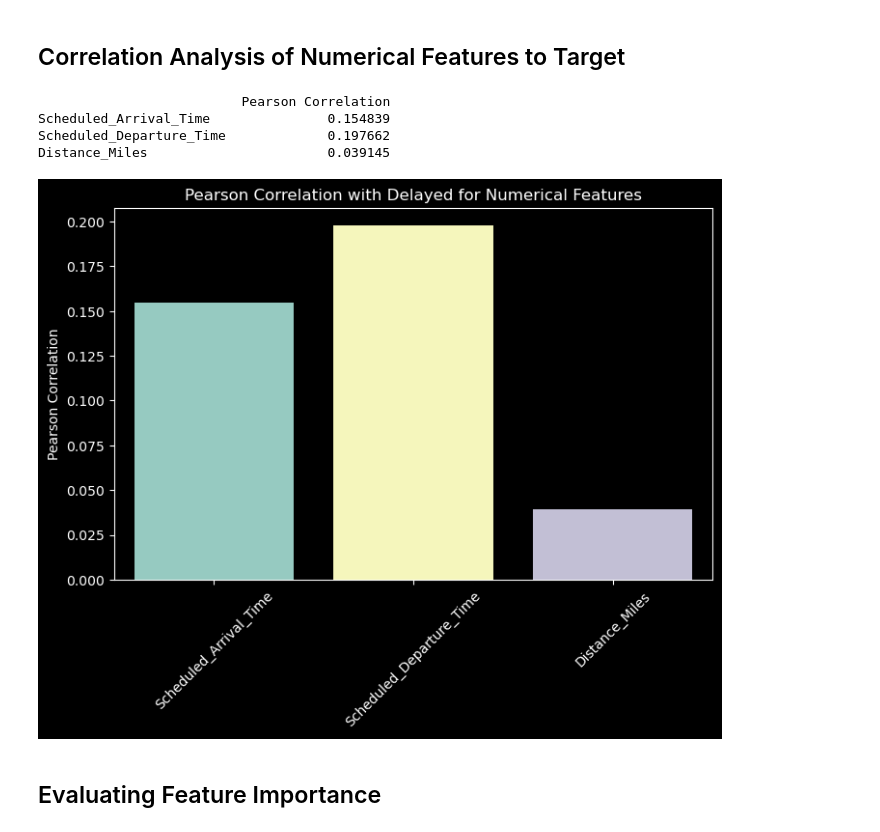
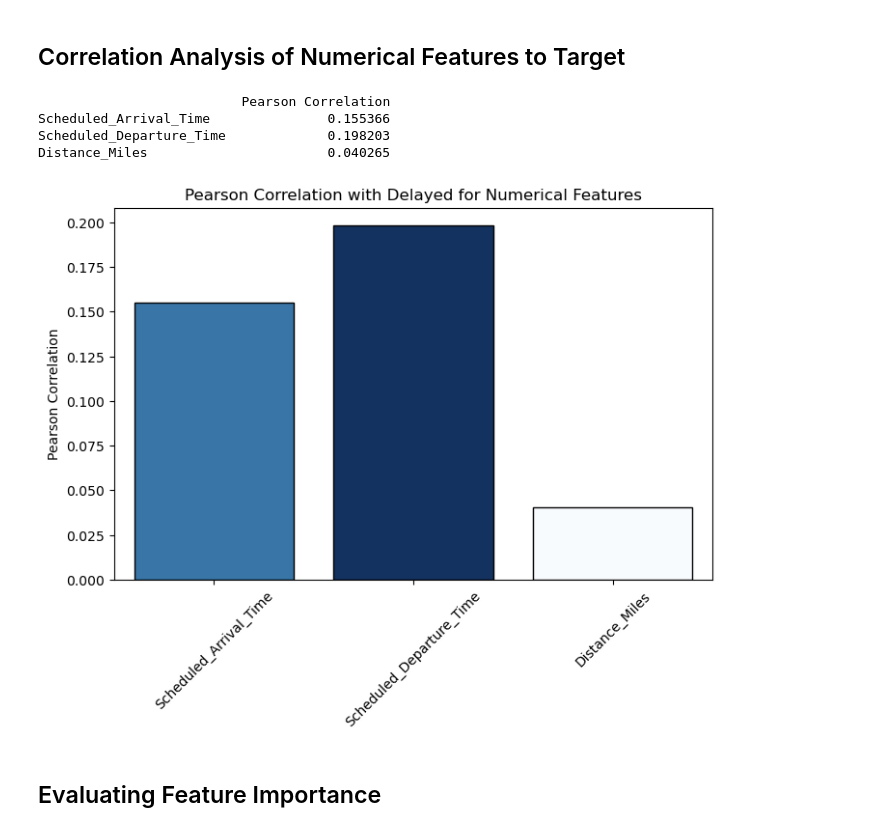
Before and after one commit to B-Treftz/Flight_Status_Predictor, a Jupyter notebook: 2_Feature_Selection/Feature_Selection_Brian.ipynb, the cells around one changed output. Saved outputs shown, nothing was run; the diff lists cells and outputs as text; code cells hidden in the pictures.

```diff
--- a/2_Feature_Selection/Feature_Selection_Brian.ipynb
+++ b/2_Feature_Selection/Feature_Selection_Brian.ipynb
@@ -29,7 +20,7 @@ Num GPUs Available:  1
 # %%
-df = pd.read_csv('Exported Data/DF_from_EDA_for_Feature_Selection.csv')
-df.drop('Tail_Number', axis=1, inplace=True)
+df = pd.read_csv('/Users/briantreftz/GitHubRepos/Data/ProcessedData/DF_from_EDA_for_Feature_Selection.csv')
 df.info()
+df.head()
 # %% [output]
 <class 'pandas.core.frame.DataFrame'>
 RangeIndex: 6777978 entries, 0 to 6777977
@@ -167,42 +170,57 @@ Arr_Time_Block_Group   97816.330879      0.0    0.188843
 # %% [markdown]
 ## Correlation Analysis of Numerical Features to Target
 # %%
-import scipy.stats as stats
-
 # Function to calculate Pearson correlation
 def pearson_correlation(x, y):
     correlation, _ = stats.pearsonr(x, y)
     return correlation
 
 # List of numerical features
 numerical_features = ['Scheduled_Arrival_Time', 'Scheduled_Departure_Time', 'Distance_Miles']
 
 # Dictionary to store results
 results_numerical = {}
 
 # Calculate Pearson correlation and store results
 for feature in numerical_features:
     correlation = pearson_correlation(df_ds[feature], df_ds[target])
     results_numerical[feature] = {'Pearson Correlation': correlation}
 
 # Convert results to DataFrame
 results_numerical_df = pd.DataFrame(results_numerical).T
 
 # Display results for numerical features
 print(results_numerical_df)
 
+# Create a monochromatic color palette based on Pearson correlation values
+max_corr = results_numerical_df['Pearson Correlation'].max()
+min_corr = results_numerical_df['Pearson Correlation'].min()
+
+# Normalize the Pearson correlation scores to [0, 1]
+norm = plt.Normalize(min_corr, max_corr)
+cmap = plt.cm.get_cmap('Blues')
+
+# Generate color values based on normalized Pearson correlation scores
+colors = [cmap(norm(val)) for val in results_numerical_df['Pearson Correlation']]
+
 # Plot the Pearson correlation values
 plt.figure(figsize=(8, 5))
-sns.barplot(x=results_numerical_df.index, y='Pearson Correlation', data=results_numerical_df)
+bars = sns.barplot(x=results_numerical_df.index, y='Pearson Correlation', data=results_numerical_df, palette=colors)
+
+# Enhance bar color visibility
+for bar in bars.patches:
+    bar.set_edgecolor('black')
+    bar.set_linewidth(1)
+
 plt.xticks(rotation=45)
 plt.title('Pearson Correlation with Delayed for Numerical Features')
 plt.show()
 # %% [output]
                           Pearson Correlation
-Scheduled_Arrival_Time               0.154839
-Scheduled_Departure_Time             0.197662
-Distance_Miles                       0.039145
+Scheduled_Arrival_Time               0.155366
+Scheduled_Departure_Time             0.198203
+Distance_Miles                       0.040265
-[figure, old version]
+[figure, new version]
 # %% [markdown]
 ## Evaluating Feature Importance
 # %%
```
Also changed, not shown: parts of 5 cells of this notebook, 3 other files.
